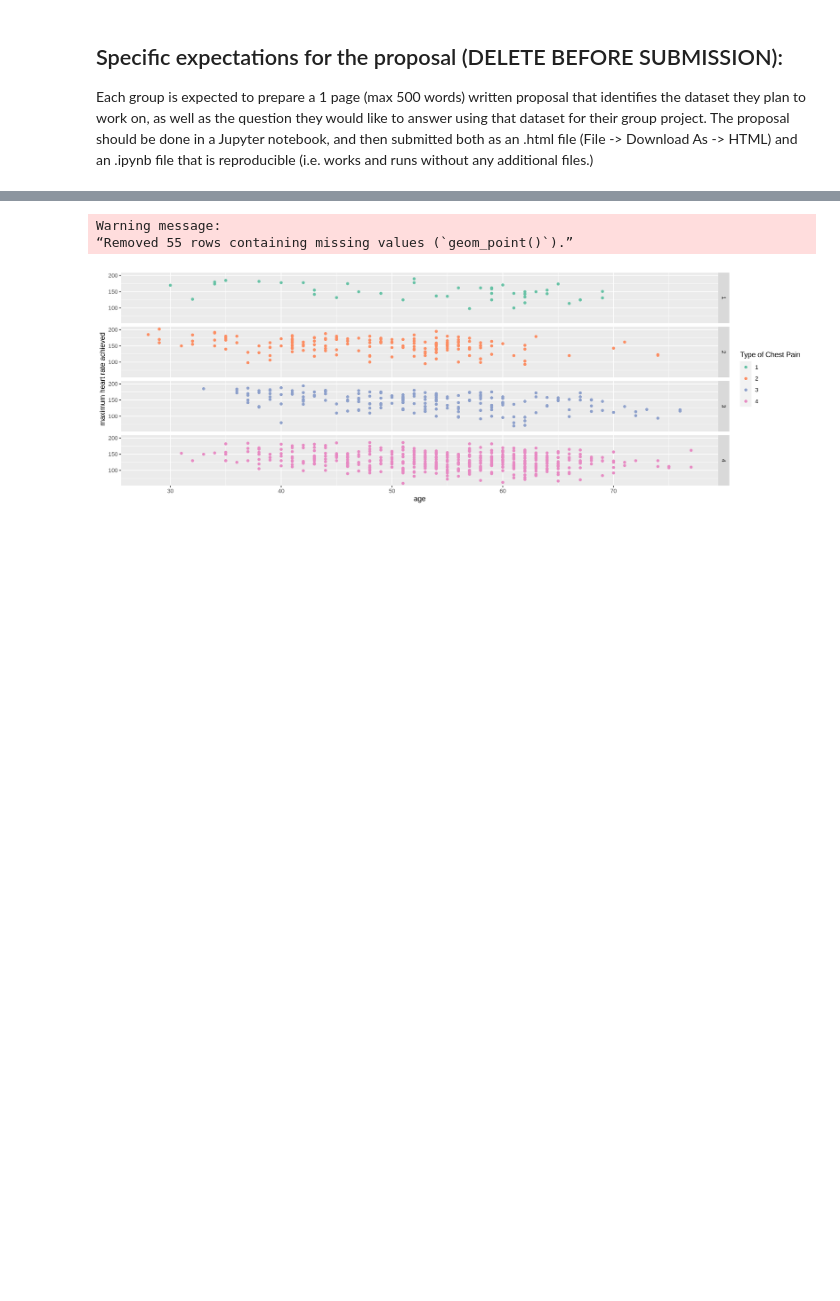
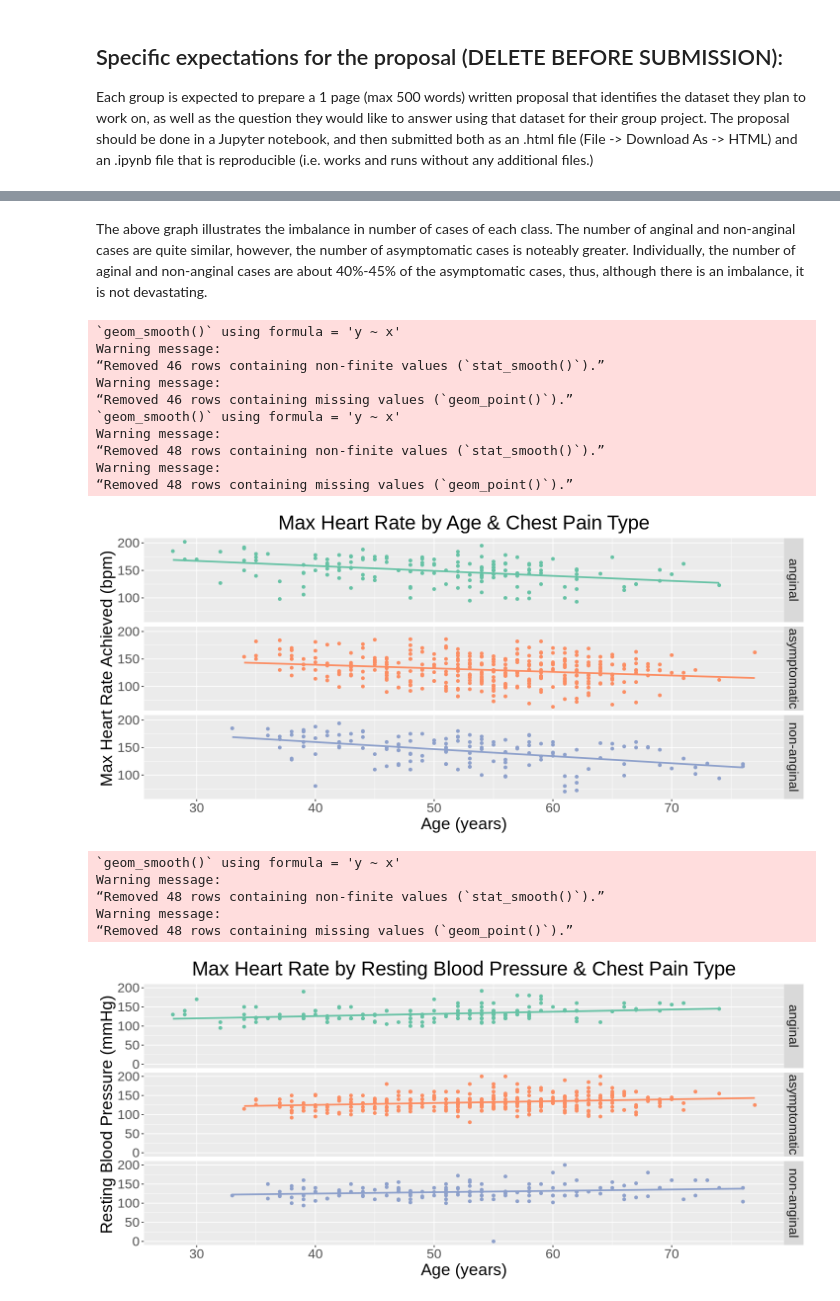
Before and after one commit to aaelbaz/DSCI-100-Group-Project, a Jupyter notebook: group_project_proposal.ipynb, the cells around one changed output, grey strips where cells are left out. Saved outputs shown, nothing was run; the diff lists cells and outputs as text; code cells hidden in the pictures; blank space fills up the shorter version.

```diff
--- a/group_project_proposal.ipynb
+++ b/group_project_proposal.ipynb
@@ -69,0 +65,7 @@ dbl (14): age, sex, cp, trestbps, chol, fbs, restecg, thalach, exang, oldpea...
+# %%
+heart_disease_split <- initial_split(heart_disease_data, prop = 0.75, strata = cp_type)
+heart_disease_train <- training(heart_disease_split)
+heart_disease_test <- testing(heart_disease_split)
+
+head(heart_disease_train)
+head(heart_disease_test)
@@ -99,19 +122,52 @@ class_plot
+# %% [markdown]
+The above graph illustrates the imbalance in number of cases of each class. The number of anginal and non-anginal cases are quite similar, however, the number of asymptomatic cases is noteably greater. Individually, the number of aginal and non-anginal cases are about 40%-45% of the asymptomatic cases, thus, although there is an imbalance, it is not devastating.
 # %%
-options(repr.plot.width = 15, repr.plot.height= 5)
+options(repr.plot.width = 12, repr.plot.height = 5.5)
 
-heart_plot <- heart_disease_data|>
-    ggplot(aes(x= age,
-               y= thalach,
-               color = as_factor(cp)))+
-    geom_point()+
-    labs(x= "age",
-         y= "maximum heart rate achieved",
-         color= "Type of Chest Pain")+
-    scale_color_brewer(palette = "Set2")+
-    facet_grid(rows = vars(cp))
+hr_age_plot <- ggplot(heart_disease_train, aes(x = age, y = max_hr, color = cp_type)) +
+                geom_point(show.legend = FALSE) +
+                labs(x = "Age (years)", y = "Max Heart Rate Achieved (bpm)", color = "Chest Pain Type") +
+                ggtitle("Max Heart Rate by Age & Chest Pain Type") +
+                facet_grid(rows = vars(cp_type)) +
+                geom_smooth(method = "lm", se = FALSE, show.legend = FALSE) +
+                scale_color_brewer(palette = "Set2") +
+                theme(text = element_text(size = 20), plot.title = element_text(hjust = 0.5))
+hr_age_plot
 
-heart_plot
+bp_age_plot <- ggplot(heart_disease_train, aes(x = age, y = rest_bp, color = cp_type)) +
+                geom_point(show.legend = FALSE) +
+                labs(x = "Age (years)", y = "Resting Blood Pressure (mmHg)", color = "Chest Pain Type") +
+                ggtitle("Max Heart Rate by Resting Blood Pressure & Chest Pain Type") +
+                facet_grid(rows = vars(cp_type)) +
+                geom_smooth(method = "lm", se = FALSE, show.legend = FALSE) +
+                scale_color_brewer(palette = "Set2") +
+                theme(text = element_text(size = 20), plot.title = element_text(hjust = 0.5))
+bp_age_plot
+
+hr_bp_plot <- ggplot(heart_disease_train, aes(x = rest_bp, y = max_hr, color = cp_type)) +
+                geom_point(show.legend = FALSE) +
+                labs(x = "Resting Blood Pressure (mmHg)", y = "Max Heart Rate Achieved (bpm)", color = "Chest Pain Type") +
+                ggtitle("Max Heart Rate by Resting Blood Pressure & Chest Pain Type") +
+                facet_grid(rows = vars(cp_type)) +
+                geom_smooth(method = "lm", se = FALSE, show.legend = FALSE) +
+                scale_color_brewer(palette = "Set2") +
+                theme(text = element_text(size = 20), plot.title = element_text(hjust = 0.5))
+hr_bp_plot
 # %% [output]
+`geom_smooth()` using formula = 'y ~ x'
 Warning message:
-“Removed 55 rows containing missing values (`geom_point()`).”
+“Removed 46 rows containing non-finite values (`stat_smooth()`).”
+Warning message:
+“Removed 46 rows containing missing values (`geom_point()`).”
+`geom_smooth()` using formula = 'y ~ x'
+Warning message:
+“Removed 48 rows containing non-finite values (`stat_smooth()`).”
+Warning message:
+“Removed 48 rows containing missing values (`geom_point()`).”
-[figure, old version]
+[figure, new version]
+`geom_smooth()` using formula = 'y ~ x'
+Warning message:
+“Removed 48 rows containing non-finite values (`stat_smooth()`).”
+Warning message:
+“Removed 48 rows containing missing values (`geom_point()`).”
+[figure, added]
```
Also changed, not shown: parts of 14 cells of this notebook.
